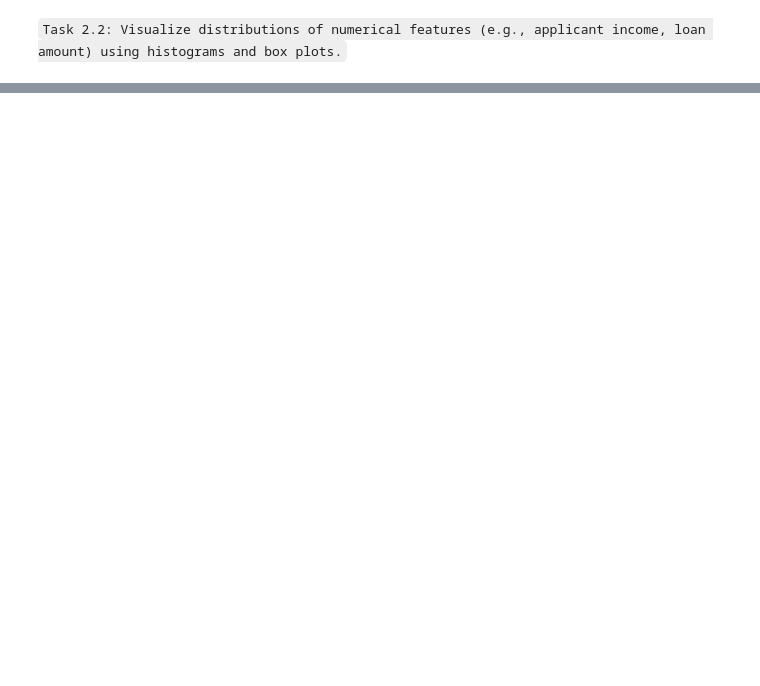
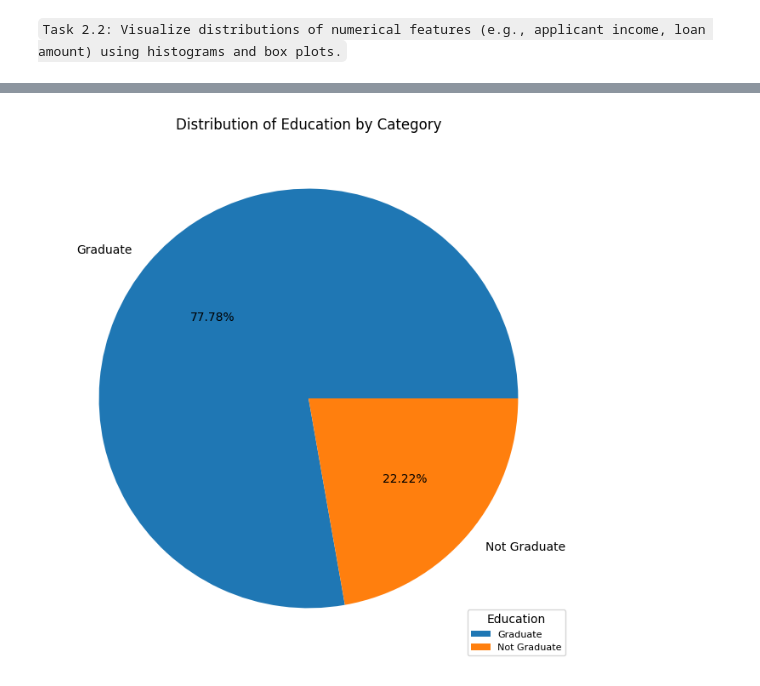
Before and after one commit to RIDOX-AIeNG/BACKEND-AI, a Jupyter notebook: TASK FOLDER/Task25.ipynb, the cells around one changed output, grey strips where cells are left out. Cells and saved outputs as stored; diff of their text form; code cells hidden in the pictures; blank space fills up the shorter version.

```diff
--- a/TASK FOLDER/Task25.ipynb
+++ b/TASK FOLDER/Task25.ipynb
@@ -242,4 +256,5 @@ pd.DataFrame(df['Gender'].value_counts())
 # %%
 #Checking for number of loan applicants by their education
-pd.DataFrame(df['Education'].value_counts())
+Edu_counts = df['Education'].astype(str).value_counts()
+Edu_counts
 # %% [output]
@@ -273,0 +465,8 @@ KeyboardInterrupt:
+# %%
+plt.figure(figsize=(12,8))
+plt.pie(Edu_counts.values, labels=Edu_counts.index, autopct='%1.2f%%')
+plt.title('Distribution of Education by Category')
+plt.legend(title='Education', loc='lower right', fontsize=8)
+plt.show()
+# %% [output]
+[figure, added]
```
Also changed, not shown: parts of 17 cells of this notebook.
